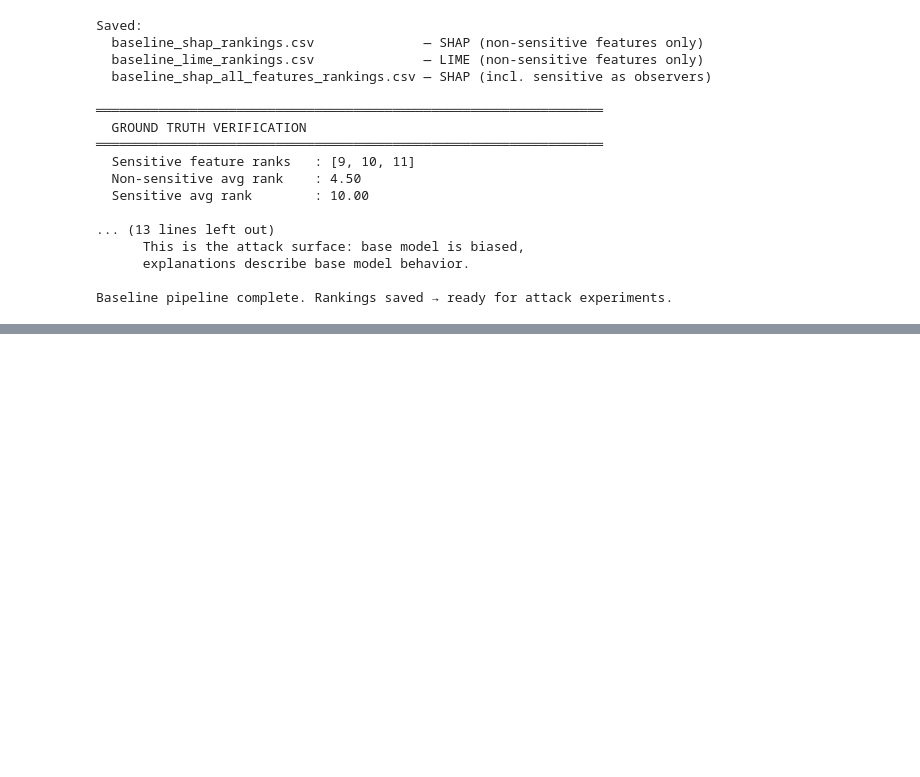
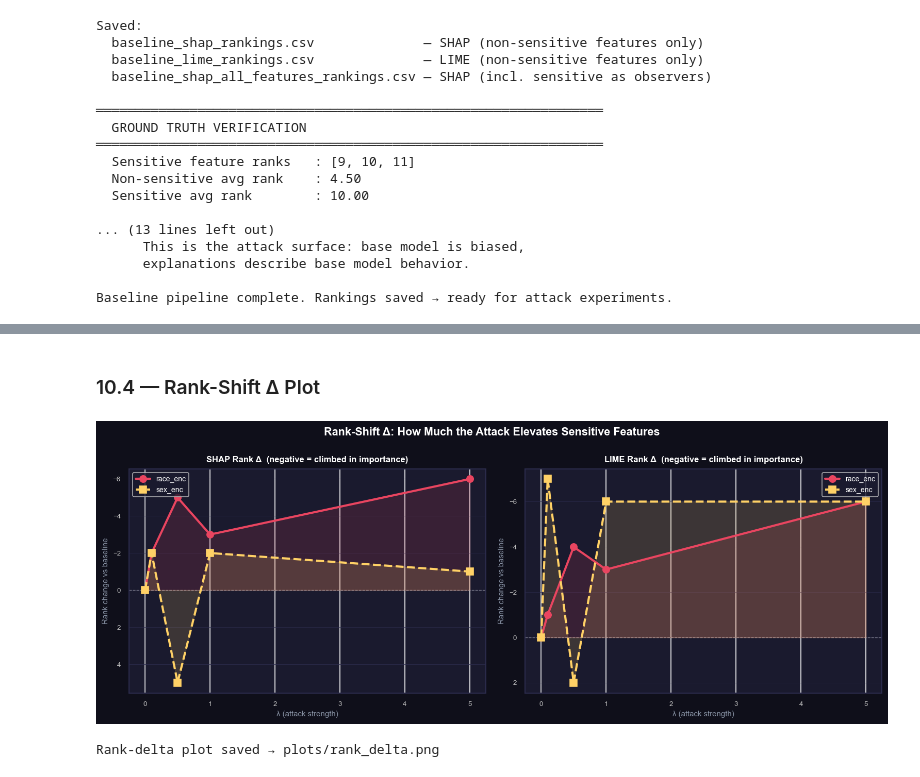
Before and after one commit to AdisheshBalaji/Explanation-Guided-Attacks, a Jupyter notebook: main.ipynb, the cells around one changed output, grey strips where cells are left out. Drawn from its saved outputs; the diff is of its cells as text; code cells hidden in the pictures; blank space fills up the shorter version.

```diff
--- a/main.ipynb
+++ b/main.ipynb
@@ -1006,0 +1445,41 @@ Baseline pipeline complete. Rankings saved → ready for attack experiments.
+# %% [markdown]
+### 10.4 — Rank-Shift Δ Plot
+# %%
+fig, axes = plt.subplots(1, 2, figsize=(13, 5), facecolor=DARK)
+
+for ax, explainer_name, ranks_race, ranks_sex in [
+    (axes[0], 'SHAP', shap_ranks_race, shap_ranks_sex),
+    (axes[1], 'LIME', lime_ranks_race, lime_ranks_sex),
+]:
+    ax.set_facecolor(PANEL)
+    for sp in ax.spines.values(): sp.set_color('#2d2d4e')
+    ax.tick_params(colors='#c0c0c0', labelsize=8)
+
+    baseline_race = ranks_race[0]
+    baseline_sex  = ranks_sex[0]
+    delta_race = [r - baseline_race for r in ranks_race]
+    delta_sex  = [r - baseline_sex  for r in ranks_sex]
+
+    ax.axhline(0, color='white', lw=0.8, ls='--', alpha=0.4)
+    ax.fill_between(lambdas_plot, delta_race, 0, alpha=0.15, color=ACCENT)
+    ax.fill_between(lambdas_plot, delta_sex,  0, alpha=0.15, color=GOLD)
+    ax.plot(lambdas_plot, delta_race, 'o-', color=ACCENT, lw=2.5, ms=8, label='race_enc')
+    ax.plot(lambdas_plot, delta_sex,  's--', color=GOLD,  lw=2.5, ms=8, label='sex_enc')
+
+    ax.set_title(f"{explainer_name} Rank Δ  (negative = climbed in importance)",
+                 color='white', fontsize=10, fontweight='bold', pad=8)
+    ax.set_xlabel('λ (attack strength)', color=SUBTXT, fontsize=9)
+    ax.set_ylabel('Rank change vs baseline', color=SUBTXT, fontsize=9)
+    ax.legend(facecolor=PANEL, labelcolor='white', fontsize=8.5, framealpha=0.8)
+    ax.grid(axis='y', color='#2d2d4e', lw=0.6, alpha=0.7)
+    ax.invert_yaxis()
+
+fig.suptitle("Rank-Shift Δ: How Much the Attack Elevates Sensitive Features",
+             color='white', fontsize=13, fontweight='bold')
+plt.tight_layout()
+plt.savefig('plots/rank_delta.png', dpi=150, bbox_inches='tight', facecolor=DARK)
+plt.show()
+print("Rank-delta plot saved → plots/rank_delta.png")
+# %% [output]
+[figure, added]
+Rank-delta plot saved → plots/rank_delta.png
```
Also changed, not shown: parts of 22 cells of this notebook, 1 other file.
